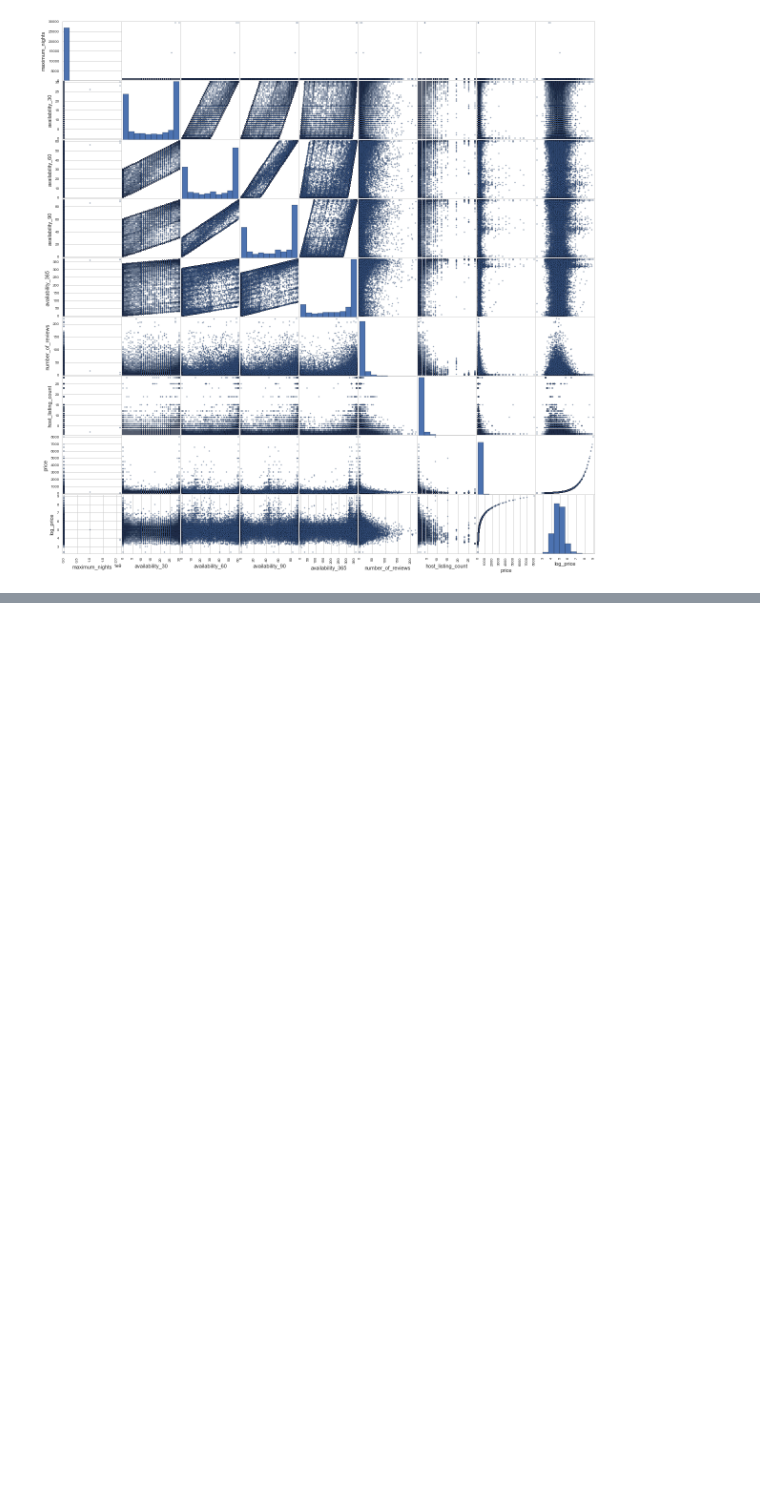
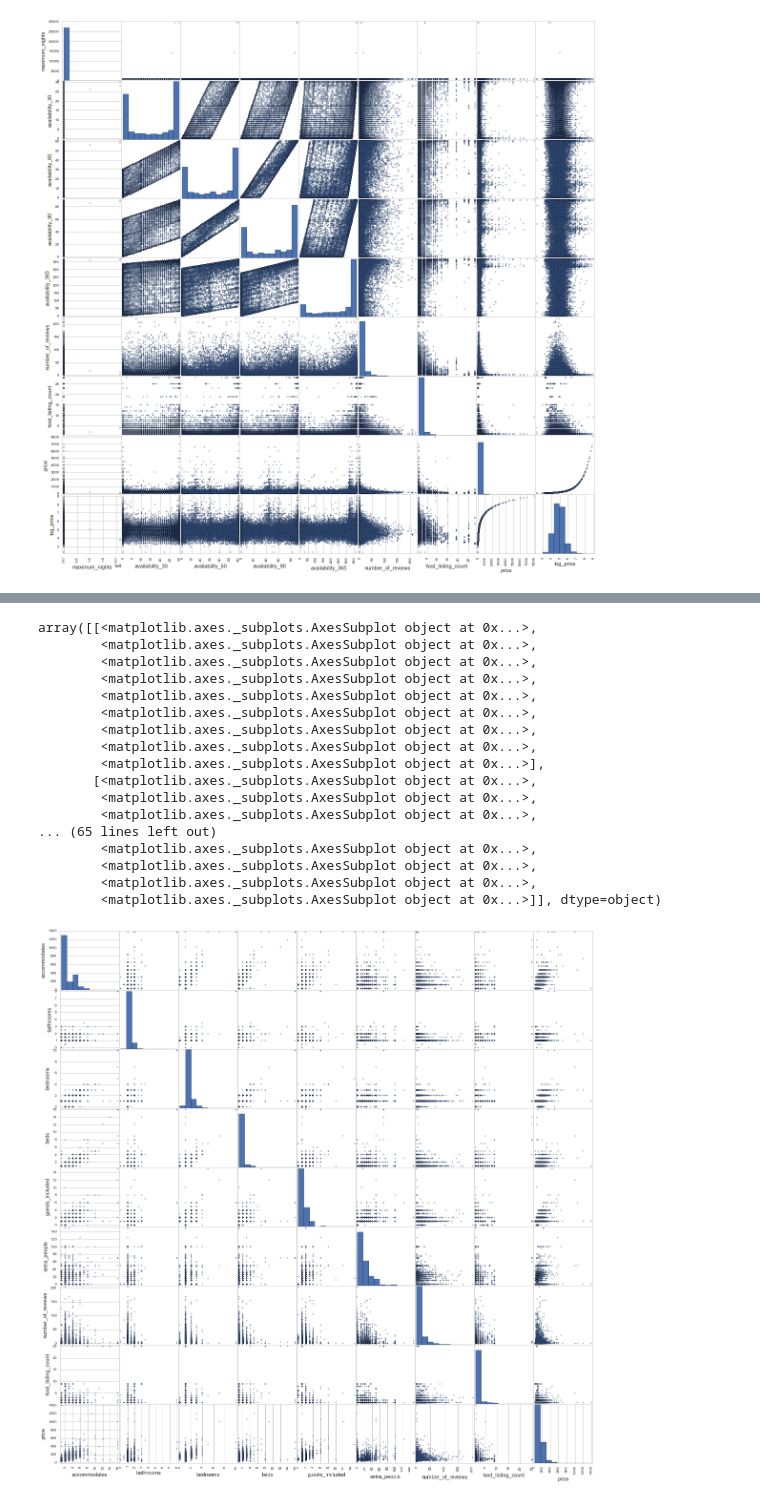
Before and after one commit to duncancfraser/GA_DS18, a Jupyter notebook: Project/Exploration/Predicting Listing Price.ipynb, the cells around one changed output, grey strips where cells are left out. Drawn from its saved outputs; the diff is of its cells as text; code cells hidden in the pictures; blank space fills up the shorter version.

```diff
--- a/Project/Exploration/Predicting Listing Price.ipynb
+++ b/Project/Exploration/Predicting Listing Price.ipynb
@@ -398,0 +369,18 @@ Figure(1800x1440)
+# %%
+wbg = abnb_flist[abnb_flist.neighbourhood_cleansed == 'Williamsburg']
+
+test = wbg[full_set].dropna()
+
+feature_set=[
+ 'accommodates',
+ 'bathrooms',
+ 'bedrooms',
+ 'beds',
+ 'guests_included',
+ 'extra_people',
+ 'number_of_reviews',
+ 'host_listing_count']
+
+
+x = test[feature_set]
+test.describe()
@@ -398,0 +397,21 @@ Figure(1800x1440)
+# %%
+pd.scatter_matrix(test[full_set], figsize=(20, 20))
+# %% [output]
+array([[<matplotlib.axes._subplots.AxesSubplot object at 0x...>,
+        <matplotlib.axes._subplots.AxesSubplot object at 0x...>,
+        <matplotlib.axes._subplots.AxesSubplot object at 0x...>,
+        <matplotlib.axes._subplots.AxesSubplot object at 0x...>,
+        <matplotlib.axes._subplots.AxesSubplot object at 0x...>,
+        <matplotlib.axes._subplots.AxesSubplot object at 0x...>,
+        <matplotlib.axes._subplots.AxesSubplot object at 0x...>,
+        <matplotlib.axes._subplots.AxesSubplot object at 0x...>,
+        <matplotlib.axes._subplots.AxesSubplot object at 0x...>],
+       [<matplotlib.axes._subplots.AxesSubplot object at 0x...>,
+        <matplotlib.axes._subplots.AxesSubplot object at 0x...>,
+        <matplotlib.axes._subplots.AxesSubplot object at 0x...>,
+... (65 lines left out)
+        <matplotlib.axes._subplots.AxesSubplot object at 0x...>,
+        <matplotlib.axes._subplots.AxesSubplot object at 0x...>,
+        <matplotlib.axes._subplots.AxesSubplot object at 0x...>,
+        <matplotlib.axes._subplots.AxesSubplot object at 0x...>]], dtype=object)
+[figure, added]
```
Also changed, not shown: parts of 31 cells of this notebook, 1 other file.
